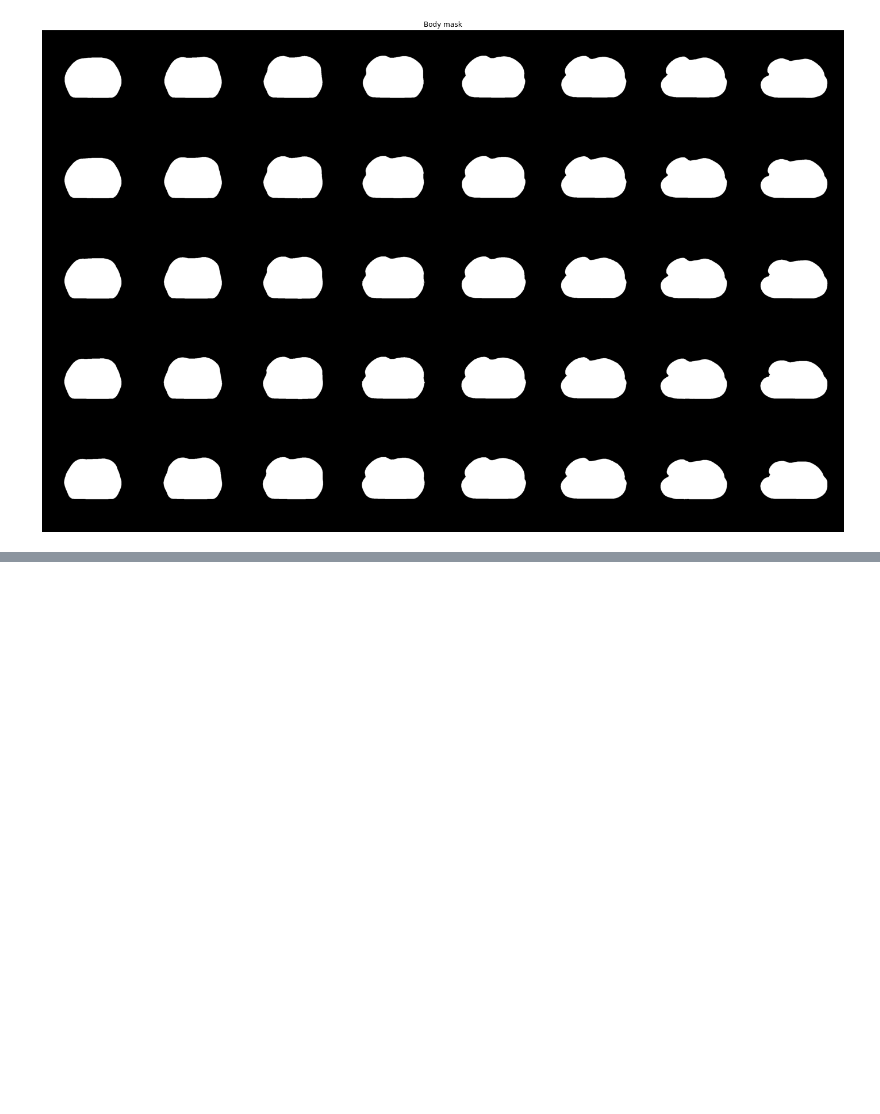
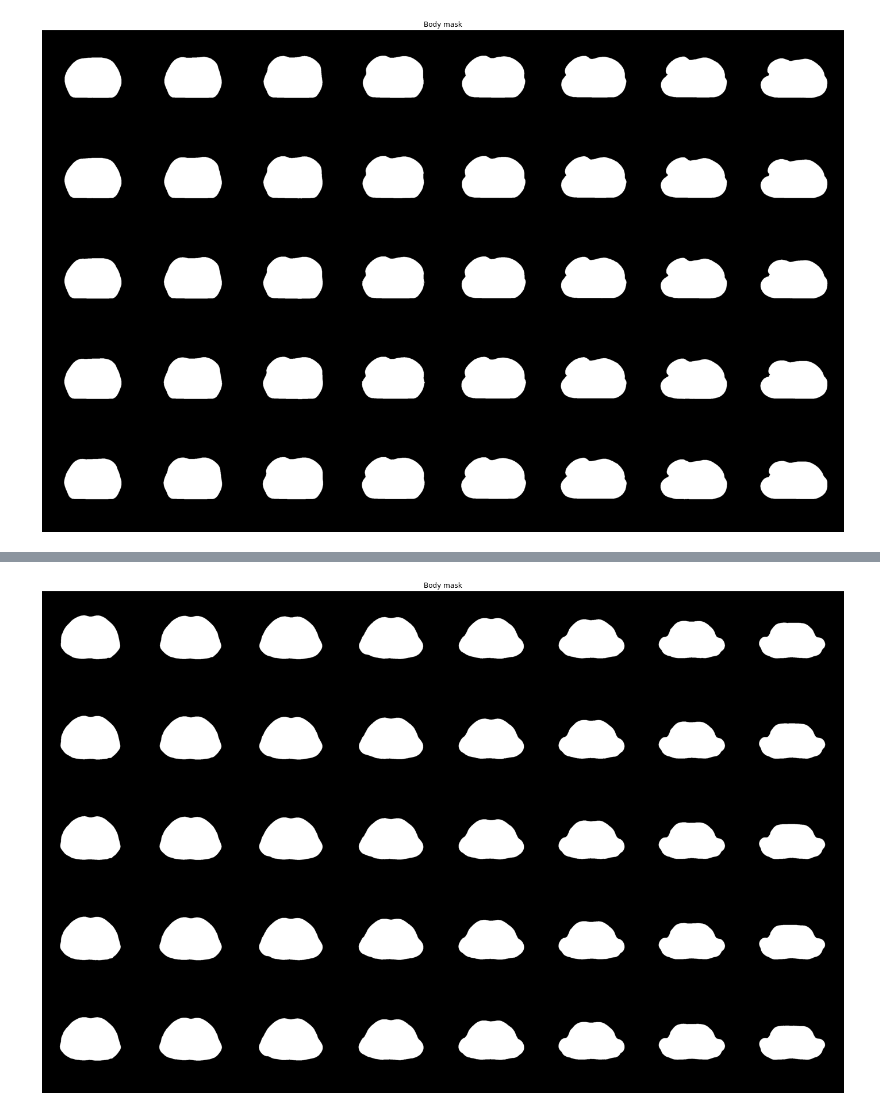
Before and after one commit to Maastro-CDS-Imaging-Group/HX4-PET-translation, a Jupyter notebook: notebooks/Auto_Body_Mask_Generation.ipynb, the cells around one changed output, grey strips where cells are left out. Cells and saved outputs as stored; diff of their text form; code cells hidden in the pictures; blank space fills up the shorter version.

```diff
--- a/notebooks/Auto_Body_Mask_Generation.ipynb
+++ b/notebooks/Auto_Body_Mask_Generation.ipynb
@@ -153,0 +183,4 @@ visualizer.grid(body_mask, idx_range=[0,40], view='axial', image_type='labelmap'
+# %%
+visualizer.grid(body_mask, idx_range=[0,40], view='axial', image_type='labelmap', title="Body mask")
+# %% [output]
+[figure, added]
```
Also changed, not shown: parts of 9 cells of this notebook, 2 other files.
